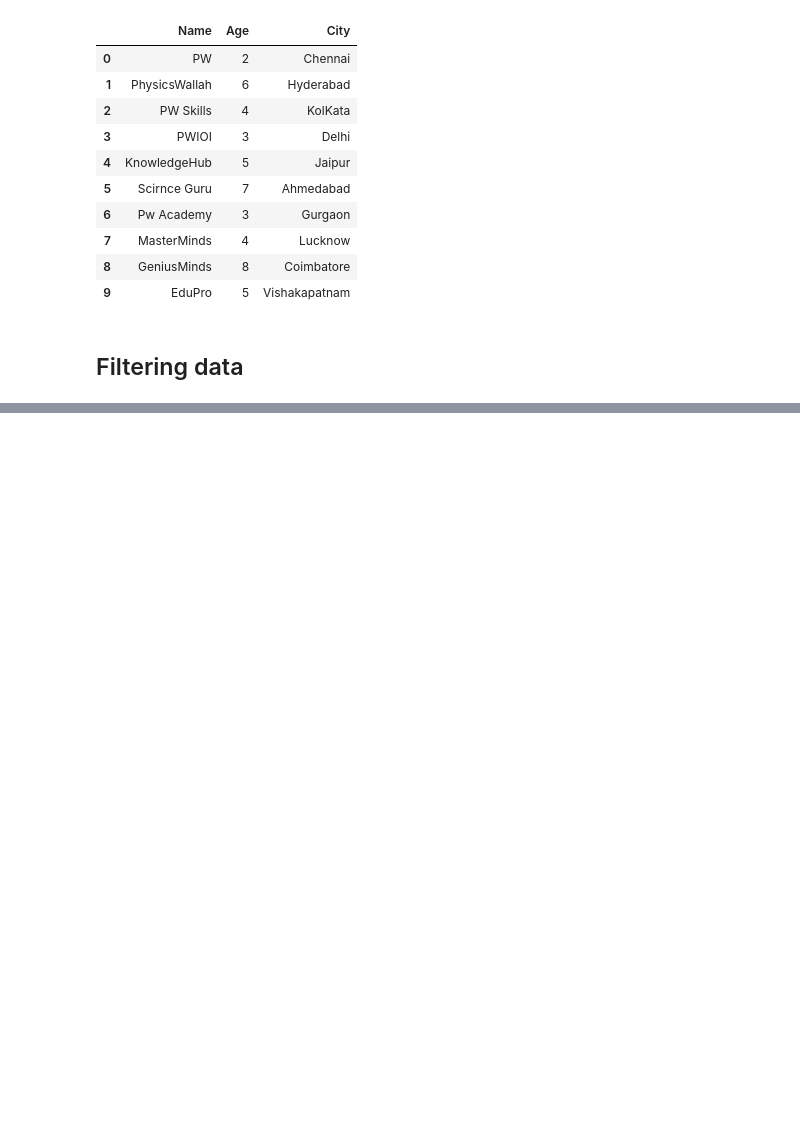
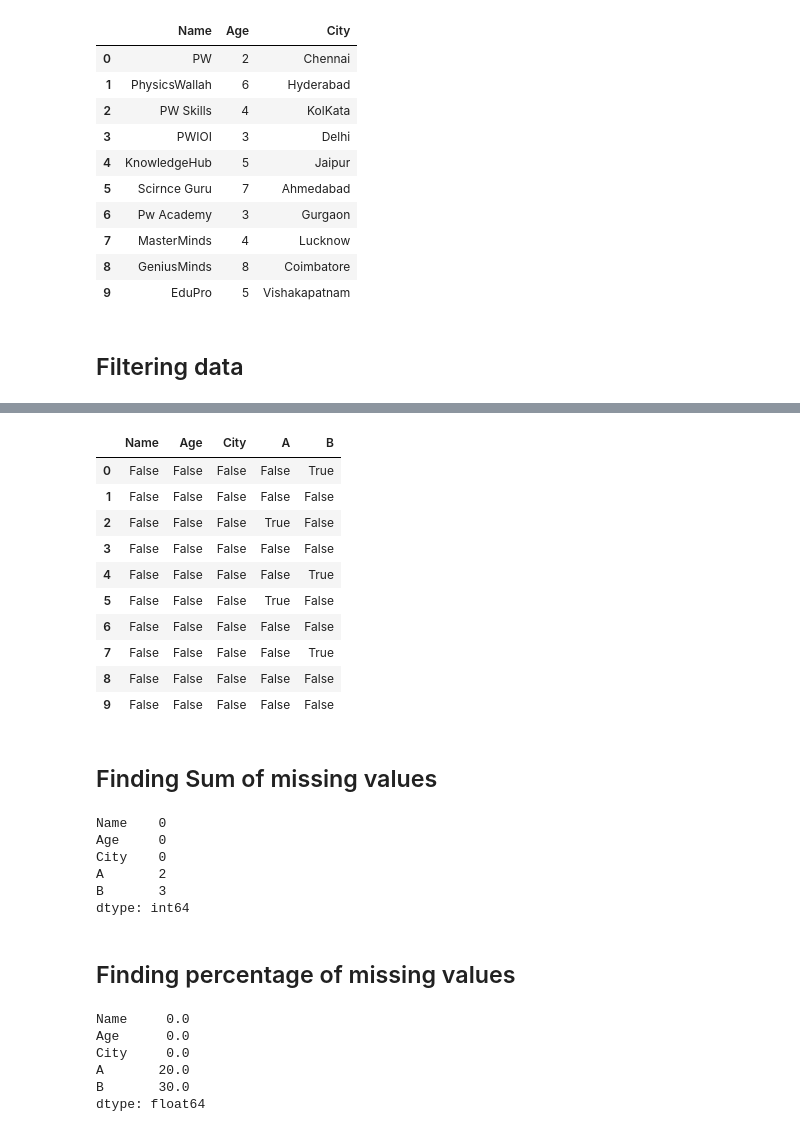
Before and after one commit to sum1t-here/ML-Lab, a Jupyter notebook: python/10-pandasBasic/basic_Functionalities/01-bf.ipynb, the cells around one changed output, grey strips where cells are left out. Drawn from its saved outputs; the diff is of its cells as text; code cells hidden in the pictures; blank space fills up the shorter version.

```diff
--- a/python/10-pandasBasic/basic_Functionalities/01-bf.ipynb
+++ b/python/10-pandasBasic/basic_Functionalities/01-bf.ipynb
@@ -92,0 +143,36 @@ data2 = {
+# %%
+df.isnull()
+# %% [output]
+|  | Name | Age | City | A | B |
+| 0 | False | False | False | False | True |
+| 1 | False | False | False | False | False |
+| 2 | False | False | False | True | False |
+| 3 | False | False | False | False | False |
+| 4 | False | False | False | False | True |
+| 5 | False | False | False | True | False |
+| 6 | False | False | False | False | False |
+| 7 | False | False | False | False | True |
+| 8 | False | False | False | False | False |
+| 9 | False | False | False | False | False |
+# %% [markdown]
+## Finding Sum of missing values
+# %%
+df.isnull().sum()
+# %% [output]
+Name    0
+Age     0
+City    0
+A       2
+B       3
+dtype: int64
+# %% [markdown]
+## Finding percentage of missing values
+# %%
+df.isnull().sum()/df.shape[0]*100
+# %% [output]
+Name     0.0
+Age      0.0
+City     0.0
+A       20.0
+B       30.0
+dtype: float64
```
Also changed, not shown: parts of 27 cells of this notebook.
